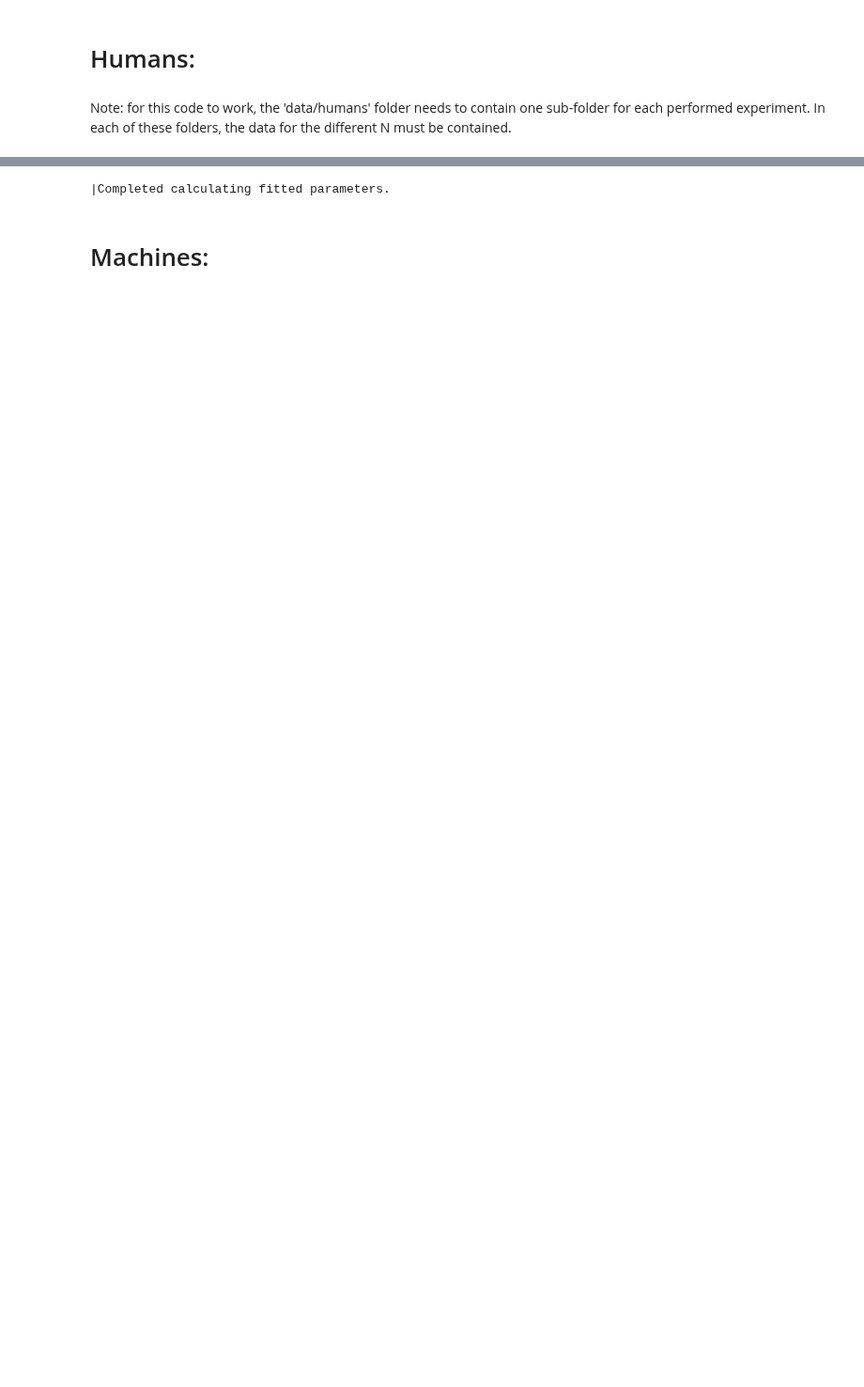
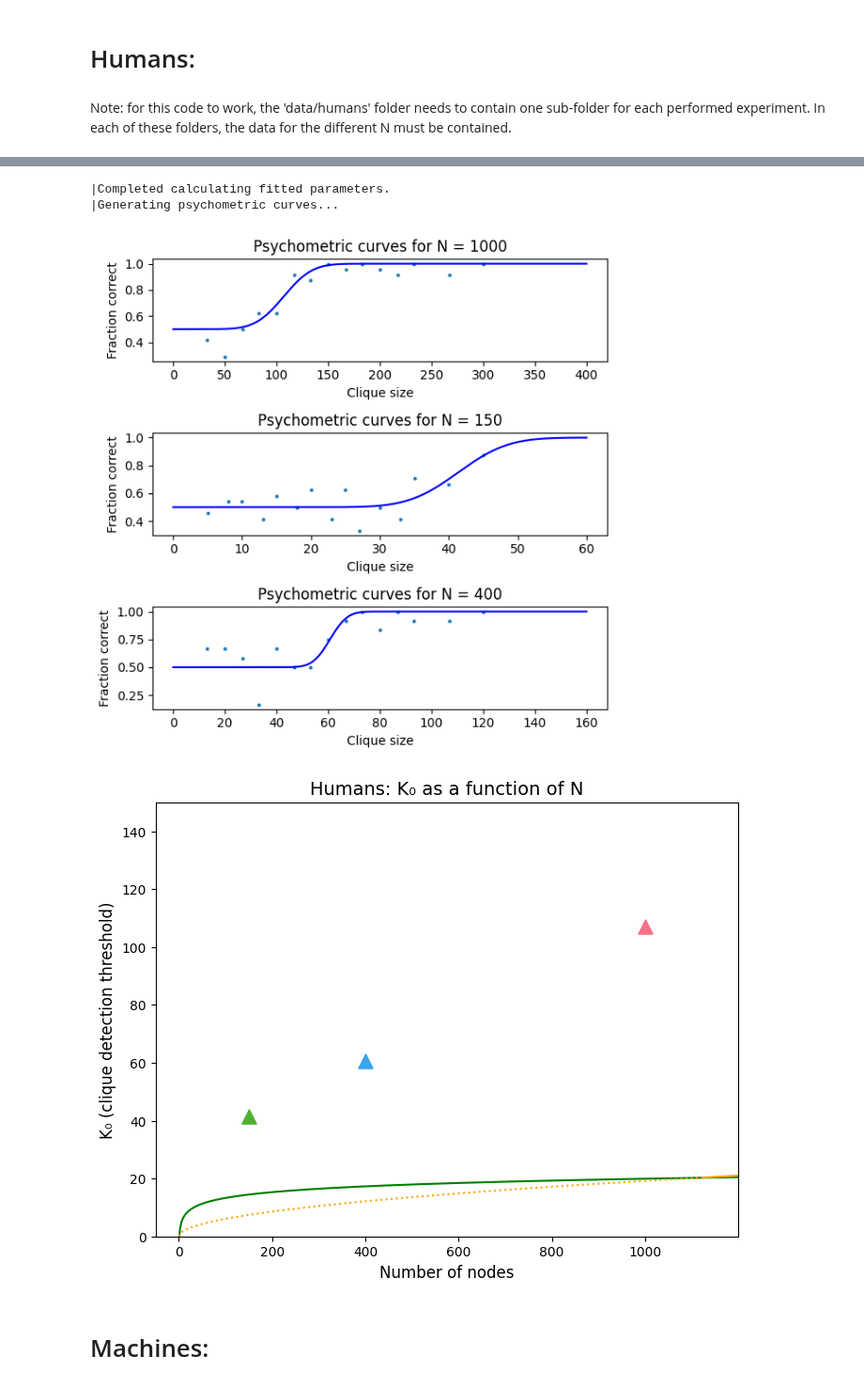
Before and after one commit to danieletirinnanzi/HUPLACLIP-analysis, a Jupyter notebook: data_analysis/HUPLACLIP-combined-analysis.ipynb, the cells around one changed output, grey strips where cells are left out. Shown at 94% size. Saved outputs shown, nothing was run; the diff lists cells and outputs as text; code cells hidden in the pictures; blank space fills up the shorter version.

Commit message:
completed Human analysis pipeline, working on machines one next

```diff
--- a/data_analysis/HUPLACLIP-combined-analysis.ipynb
+++ b/data_analysis/HUPLACLIP-combined-analysis.ipynb
@@ -216,10 +368,10 @@ class HumanAnalysisPipeline:
         # return humans_complete_df
 # %%
 # Instantiate the pipeline with the experiment name
-pipeline = HumanAnalysisPipeline(experiment_name="30-08-2024_mock-data", analysis_type="subject-wise")
+human_pipeline = HumanAnalysisPipeline(experiment_name="30-08-2024_mock-data", analysis_type="global")
 
 # Run the entire pipeline
-pipeline.run_pipeline()
+human_pipeline.run_human_pipeline()
 # %% [output]
 |Reading raw data...
 ||Entered folder: data\humans\30-08-2024_mock-data\N1000
@@ -240,28 +392,31 @@ pipeline.run_pipeline()
 |Calculating fraction correct...
 |  | N | K | fc | K/sqrt(N) | K/N |
 | 0 | 1000.0 | 300.0 | 1.000000 | 9.486833 | 0.300000 |
 | 0 | 1000.0 | 267.0 | 0.916667 | 8.443281 | 0.267000 |
 | 0 | 1000.0 | 233.0 | 1.000000 | 7.368107 | 0.233000 |
 | 0 | 1000.0 | 217.0 | 0.916667 | 6.862143 | 0.217000 |
 | 0 | 1000.0 | 200.0 | 0.958333 | 6.324555 | 0.200000 |
 | 0 | 1000.0 | 183.0 | 1.000000 | 5.786968 | 0.183000 |
 | 0 | 1000.0 | 167.0 | 0.958333 | 5.281004 | 0.167000 |
 | 0 | 1000.0 | 150.0 | 1.000000 | 4.743416 | 0.150000 |
 | 0 | 1000.0 | 133.0 | 0.875000 | 4.205829 | 0.133000 |
 | 0 | 1000.0 | 117.0 | 0.916667 | 3.699865 | 0.117000 |
 | ... | ... | ... | ... | ... | ... |
 | 0 | 400.0 | 40.0 | 0.666667 | 2.000000 | 0.100000 |
 | 0 | 400.0 | 33.0 | 0.166667 | 1.650000 | 0.082500 |
 | 0 | 400.0 | 27.0 | 0.583333 | 1.350000 | 0.067500 |
 | 0 | 400.0 | 20.0 | 0.666667 | 1.000000 | 0.050000 |
 | 0 | 400.0 | 13.0 | 0.666667 | 0.650000 | 0.032500 |
 |Completed calculating fraction correct.
 |Calculating fitted parameters...
 |  | N | K0 | Delta |
 | 0 | 1000.0 | 106.941549 | 21.539478 |
 | 0 | 150.0 | 41.376802 | 5.666245 |
 | 0 | 400.0 | 60.670849 | 5.271773 |
 |Completed calculating fitted parameters.
+|Generating psychometric curves...
+[figure, added]
+[figure, added]
 # %% [markdown]
 # Machines:
 # %% [markdown]
```
Also changed, not shown: parts of 6 cells of this notebook.
